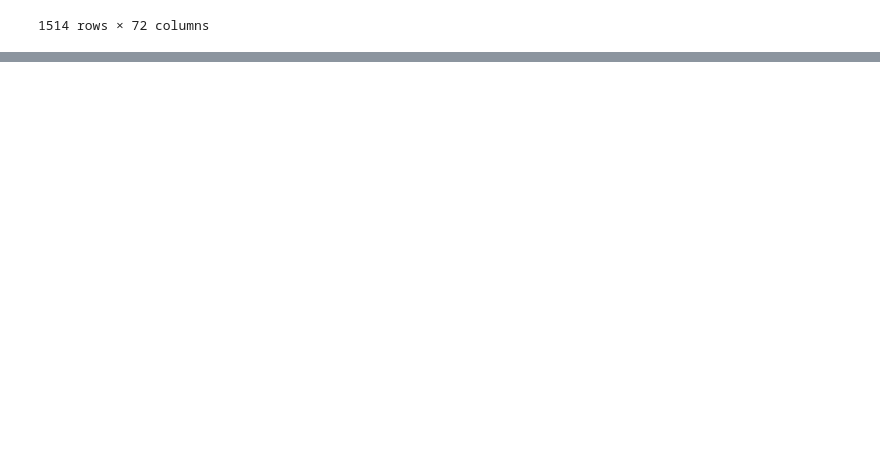
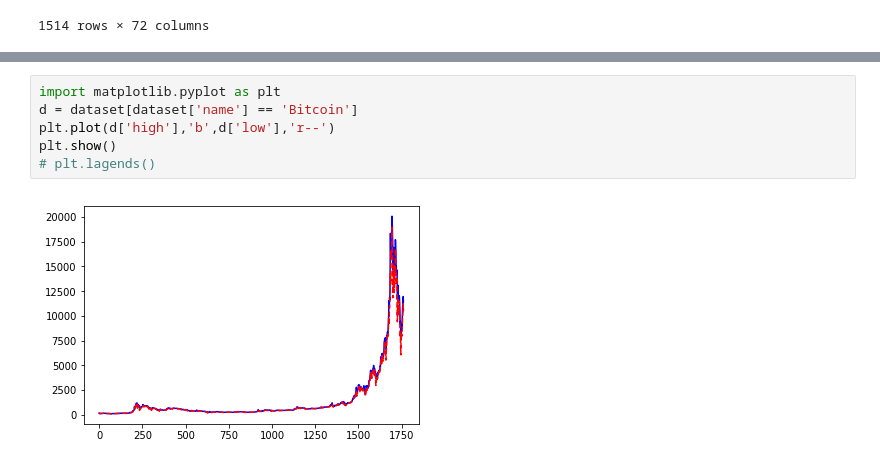
Before and after one commit to sabbirahmad/cryptocurrency-analysis, a Jupyter notebook: LineGraphAnalysis.ipynb, the cells around one changed output, grey strips where cells are left out. Cells and saved outputs as stored; diff of their text form; blank space fills up the shorter version.

Commit message:
Initial Analysis and respective graphs

```diff
--- a/LineGraphAnalysis.ipynb
+++ b/LineGraphAnalysis.ipynb
@@ -56,0 +65,8 @@ dataset.groupby('name').describe()
+# %%
+import matplotlib.pyplot as plt
+d = dataset[dataset['name'] == 'Bitcoin']
+plt.plot(d['high'],'b',d['low'],'r--')
+plt.show()
+# plt.lagends()
+# %% [output]
+[figure, added]
```
Also changed, not shown: parts of 12 cells of this notebook.
